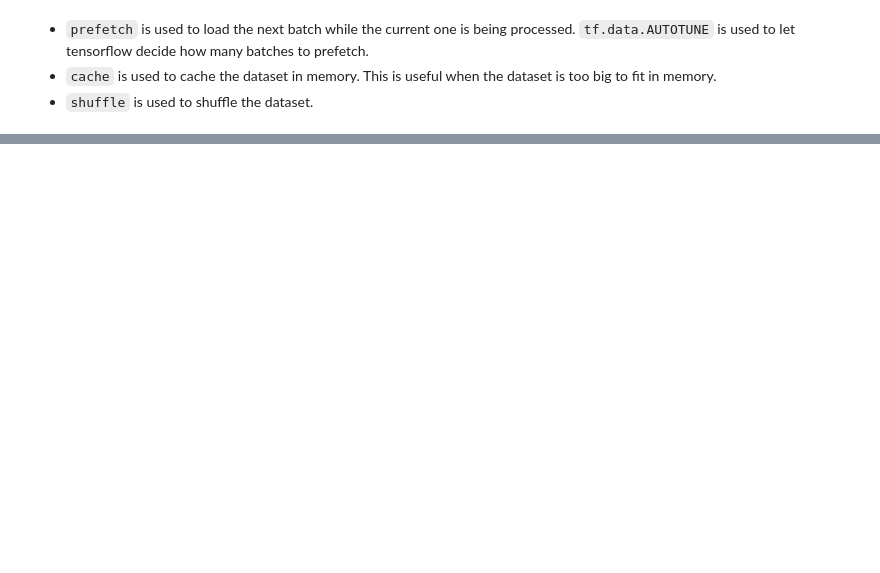
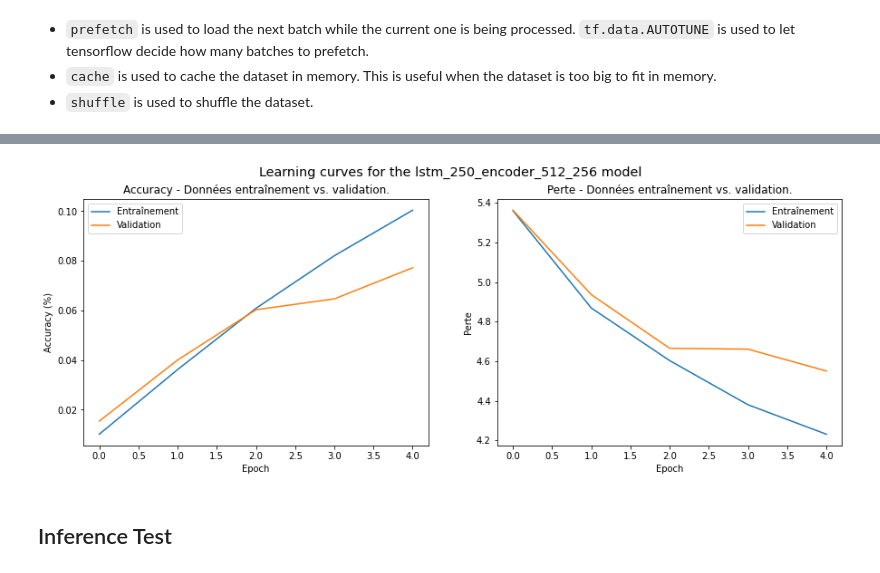
Before and after one commit to Mlamalerie/Isolated-Sign-Language-Recognition, a Jupyter notebook: LSTM Baseline.ipynb, the cells around one changed output, grey strips where cells are left out. Saved outputs shown, nothing was run; the diff lists cells and outputs as text; code cells hidden in the pictures; blank space fills up the shorter version.

Commit message:
work on LSTM (can train, but not use inferencemodel)

```diff
--- a/LSTM Baseline.ipynb
+++ b/LSTM Baseline.ipynb
@@ -25,8 +51,0 @@ TRAIN_FILE_PATH, LANDMARK_FILES_DIR_PATH, BASE_DATASET_PATH
-# %%
-
-TRAIN_TFDATASET_PATH = f"{BASE_DATASET_PATH}/train_landmark_files_preprocessed_xy/trainDataset"
-VAL_TFDATASET_PATH = f"{BASE_DATASET_PATH}/train_landmark_files_preprocessed_xy/valDataset" #todo : je créer un val data set
-DS_CARDINALITY = 185
-VAL_SIZE  = 18 #
-N_SIGNS = 250
-ROWS_PER_FRAME = 543
@@ -78,0 +233,34 @@ ValueError: in user code:
+# %%
+def plot_learning_curves(history, title=""):
+    acc      = history.history["accuracy"]
+    loss     = history.history["loss"]
+    val_acc  = history.history["val_accuracy"]
+    val_loss = history.history["val_loss"]
+    epochs = range(len(acc))
+
+    fig, (ax1, ax2) = plt.subplots(1, 2, figsize=(15,5))
+
+    fig.suptitle(title, fontsize="x-large")
+
+    ax1.plot(epochs, acc, label="Entraînement")
+    ax1.plot(epochs, val_acc, label="Validation")
+    ax1.set_title("Accuracy - Données entraînement vs. validation.")
+    ax1.set_ylabel("Accuracy (%)")
+    ax1.set_xlabel("Epoch")
+    ax1.legend()
+
+    ax2.plot(epochs, loss, label="Entraînement")
+    ax2.plot(epochs, val_loss, label="Validation")
+    ax2.set_title("Perte - Données entraînement vs. validation.")
+    ax2.set_ylabel('Perte')
+    ax2.set_xlabel('Epoch')
+    ax2.legend()
+
+    fig.show()
+# %%
+# fit the model with 100 epochs iteration
+history = model.fit(train_ds,
+          validation_data = val_ds,
+          callbacks = get_callbacks(),
+          epochs = 10)
+# todo : papasaer bc de temps, voir d'autre models, colab
@@ -78,0 +278,6 @@ ValueError: in user code:
+# %%
+plot_learning_curves(history, title=f"Learning curves for the {model_name} model")
+# %% [output]
+[figure, added]
+# %% [markdown]
+## Inference Test
```
Also changed, not shown: parts of 28 cells of this notebook, 3 other files.
